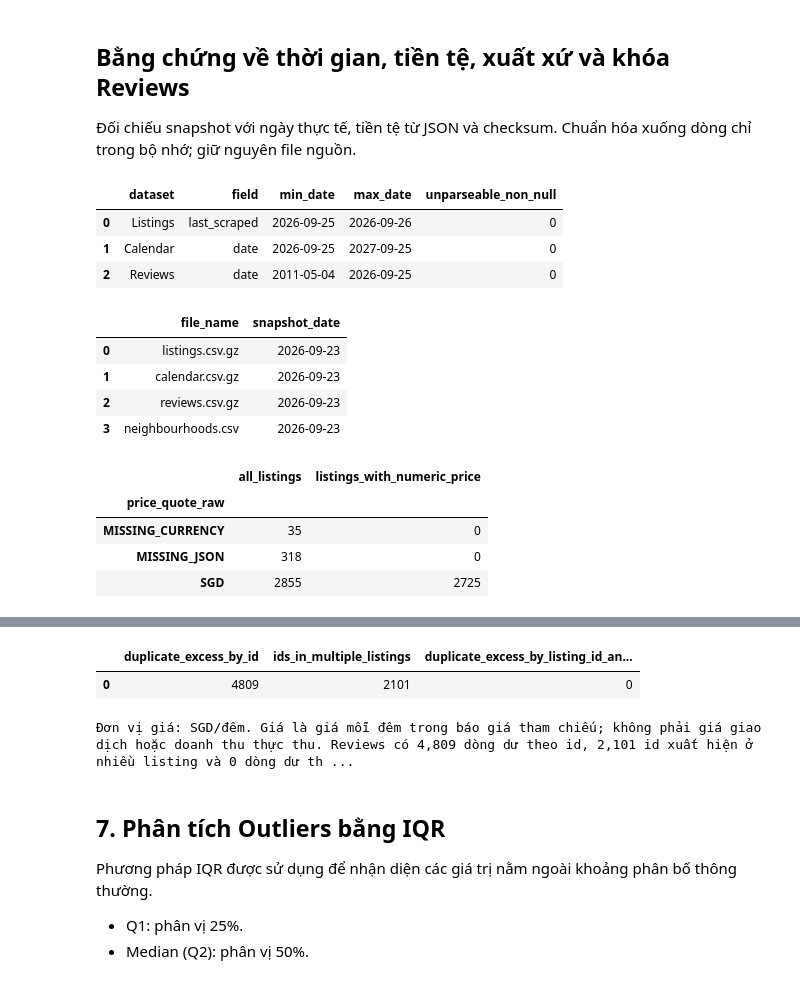
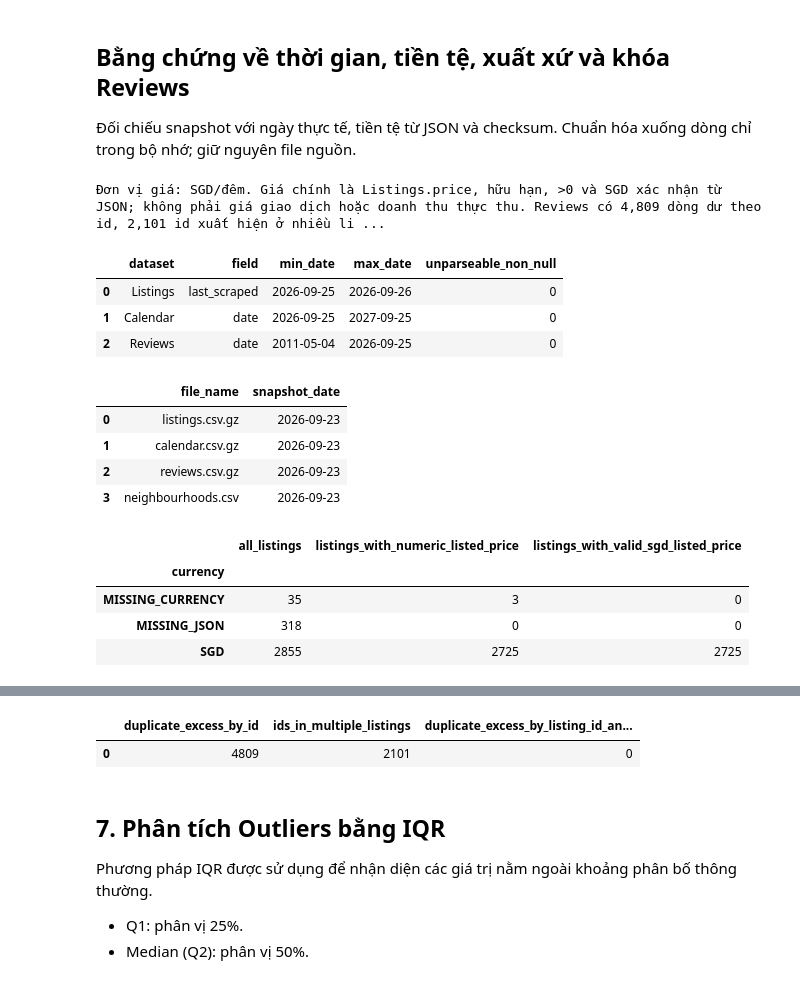
Before and after one commit to kieutien195/airbnb-singapore-data-warehouse, a Jupyter notebook: notebooks/01_eda.ipynb, the cells around one changed output, grey strips where cells are left out. Saved outputs shown, nothing was run; the diff lists cells and outputs as text; code cells hidden in the pictures.

```diff
--- a/notebooks/01_eda.ipynb
+++ b/notebooks/01_eda.ipynb
@@ -40,7 +40,17 @@ import matplotlib.pyplot as plt
 
 %matplotlib inline
 
-PROJECT_ROOT = Path.cwd()
+import importlib.util
+from IPython.display import display
+
+PROJECT_ROOT = next((p for p in [Path.cwd(), *Path.cwd().parents]
+    if (p / "scripts" / "eda_support.py").is_file()
+    and (p / "data" / "raw").is_dir()), None)
+if PROJECT_ROOT is None:
+    raise FileNotFoundError("Mở notebook từ repo hoặc thư mục notebooks có data/raw.")
+spec = importlib.util.spec_from_file_location("eda_support", PROJECT_ROOT / "scripts" / "eda_support.py")
+support = importlib.util.module_from_spec(spec)
+spec.loader.exec_module(support)
 RAW_DATA_DIR = PROJECT_ROOT / "data" / "raw"
 
 TEST_DIR = PROJECT_ROOT / "tests"
@@ -128,7 +138,10 @@ display(overview_df)
 
 for table_name, dataframe in data_tables.items():
     print(f"\n===== {table_name} =====")
-    display(dataframe.head())
+    # Chỉ hiển thị khóa và trường phục vụ khảo sát, tránh văn bản cá nhân dài.
+    sample_columns = [c for c in ["id", "listing_id", "date", "price", "room_type",
+        "neighbourhood_group", "neighbourhood", "available"] if c in dataframe.columns]
+    display(dataframe[sample_columns].head())
 
 print("\nThông tin kiểu dữ liệu Listings:")
 display(
@@ -796,36 +802,13 @@ inventory = pd.read_csv(
 )
 display(inventory[["file_name", "snapshot_date"]])
 
-def extract_currency(value):
-    if pd.isna(value):
-        return "MISSING_JSON"
-    try:
-        payload = json.loads(value)
-    except (TypeError, ValueError):
-        return "INVALID_JSON"
-    quote = payload.get("quote") if isinstance(payload, dict) else None
-    if not isinstance(quote, dict):
-        return "MISSING_CURRENCY"
-    currency = quote.get("currency")
-    if not isinstance(currency, str) or not currency.strip():
-        return "MISSING_CURRENCY"
-    return currency.strip().upper()
-
-quote_currency = listings["price_quote_raw"].map(extract_currency)
-numeric_quote_price = pd.to_numeric(
-    listings["price_quote_price_per_night"], errors="coerce"
-)
-priced_mask = numeric_quote_price.notna()
-priced_currencies = quote_currency[priced_mask]
-currency_evidence_df = (
-    pd.DataFrame({
-        "all_listings": quote_currency.value_counts(),
-        "listings_with_numeric_price": priced_currencies.value_counts(),
-    }).fillna(0).astype(int)
-)
+quote_currency = price_analysis["currency"]
+currency_evidence_df = pd.DataFrame({
+    "all_listings": quote_currency.value_counts(),
+    "listings_with_numeric_listed_price": quote_currency[price_analysis["listed_price_numeric"].notna()].value_counts(),
+    "listings_with_valid_sgd_listed_price": quote_currency[price_analysis["listed_price_sgd"].notna()].value_counts(),
+}).fillna(0).astype(int)
 display(currency_evidence_df)
-sgd_confirmed = bool(priced_mask.any()) and bool(priced_currencies.eq("SGD").all())
-price_unit = "SGD/đêm" if sgd_confirmed else "Đơn vị tiền chưa được xác nhận thống nhất"
 
 checksum_rows = []
 for _, item in inventory.iterrows():
@@ -835,7 +818,9 @@ for _, item in inventory.iterrows():
         raise ValueError("Inventory chứa đường dẫn ngoài data/raw")
     raw_bytes = source_path.read_bytes()
     observed = hashlib.sha256(raw_bytes).hexdigest()
-    lf_hash = hashlib.sha256(raw_bytes.replace(b"\r\n", b"\n")).hexdigest()
+    # Chỉ chẩn đoán CRLF trên CSV văn bản, tuyệt đối không chuẩn hóa byte gzip.
+    lf_hash = (hashlib.sha256(raw_bytes.replace(b"\r\n", b"\n")).hexdigest()
+               if source_path.suffix.lower() == ".csv" else None)
     expected = item["sha256"].strip().lower()
     if observed == expected:
         result = "EXACT_MATCH"
@@ -861,37 +846,46 @@ review_pair_duplicate_excess = int(
 review_id_cross_listing_count = int(
     reviews.groupby("id")["listing_id"].nunique().gt(1).sum()
 )
 review_key_evidence_df = pd.DataFrame([{
     "duplicate_excess_by_id": review_id_duplicate_excess,
     "ids_in_multiple_listings": review_id_cross_listing_count,
     "duplicate_excess_by_listing_id_and_id": review_pair_duplicate_excess,
 }])
 display(review_key_evidence_df)
 audit_summary = (
-    f"Đơn vị giá: {price_unit}. Giá là giá mỗi đêm trong báo giá tham chiếu; "
+    f"Đơn vị giá: {price_unit}. Giá chính là Listings.price, hữu hạn, >0 và SGD xác nhận từ JSON; "
     "không phải giá giao dịch hoặc doanh thu thực thu. "
     f"Reviews có {review_id_duplicate_excess:,} dòng dư theo id, "
     f"{review_id_cross_listing_count:,} id xuất hiện ở nhiều listing và "
     f"{review_pair_duplicate_excess:,} dòng dư theo (listing_id, id). "
     "Khóa ghép là khóa khảo sát trên nguồn hiện tại, chưa tự chứng minh "
     "tính đúng đắn nghiệp vụ cho mọi nguồn. Ngày snapshot trong inventory "
     "và khoảng ngày scrape được báo cáo riêng. Checksum khớp sau chuẩn hóa "
     "xuống dòng không được gọi là khớp byte gốc."
 )
 print(audit_summary)
+
+for item in checksum_rows:
+    add_baseline("Provenance", "Raw", item["file_name"], "SHA256 exact bytes",
+        int(item["result"] != "EXACT_MATCH"), 1,
+        status="PASS" if item["result"] == "EXACT_MATCH" else ("WARN" if item["result"] == "MATCH_AFTER_CRLF_TO_LF" else "FAIL"),
+        note=item["result"] + "; không sửa raw hoặc checksum inventory.")
+if checksum_evidence_df["result"].eq("UNEXPLAINED_MISMATCH").any():
+    raise ValueError("Checksum raw lệch không giải thích được; xác minh nguồn trước khi dùng kết quả.")
 # %% [output]
+Đơn vị giá: SGD/đêm. Giá chính là Listings.price, hữu hạn, >0 và SGD xác nhận từ JSON; không phải giá giao dịch hoặc doanh thu thực thu. Reviews có 4,809 dòng dư theo id, 2,101 id xuất hiện ở nhiều li ...
 |  | dataset | field | min_date | max_date | unparseable_non_null |
 | 0 | Listings | last_scraped | 2026-09-25 | 2026-09-26 | 0 |
 | 1 | Calendar | date | 2026-09-25 | 2027-09-25 | 0 |
 | 2 | Reviews | date | 2011-05-04 | 2026-09-25 | 0 |
 |  | file_name | snapshot_date |
 | 0 | listings.csv.gz | 2026-09-23 |
 | 1 | calendar.csv.gz | 2026-09-23 |
 | 2 | reviews.csv.gz | 2026-09-23 |
 | 3 | neighbourhoods.csv | 2026-09-23 |
-|  | all_listings | listings_with_numeric_price |
-| price_quote_raw |  |  |
-| MISSING_CURRENCY | 35 | 0 |
-| MISSING_JSON | 318 | 0 |
-| SGD | 2855 | 2725 |
+|  | all_listings | listings_with_numeric_listed_price | listings_with_valid_sgd_listed_price |
+| currency |  |  |  |
+| MISSING_CURRENCY | 35 | 3 | 0 |
+| MISSING_JSON | 318 | 0 | 0 |
+| SGD | 2855 | 2725 | 2725 |
 |  | file_name | expected_sha256 | observed_sha256 | sha256_after_crlf_to_lf | result |
@@ -902,6 +896,5 @@ print(audit_summary)
 |  | duplicate_excess_by_id | ids_in_multiple_listings | duplicate_excess_by_listing_id_an... |
 | 0 | 4809 | 2101 | 0 |
-Đơn vị giá: SGD/đêm. Giá là giá mỗi đêm trong báo giá tham chiếu; không phải giá giao dịch hoặc doanh thu thực thu. Reviews có 4,809 dòng dư theo id, 2,101 id xuất hiện ở nhiều listing và 0 dòng dư th ...
 # %% [markdown]
 
 ## 7. Phân tích Outliers bằng IQR
```
Also changed, not shown: parts of 10 cells of this notebook.
